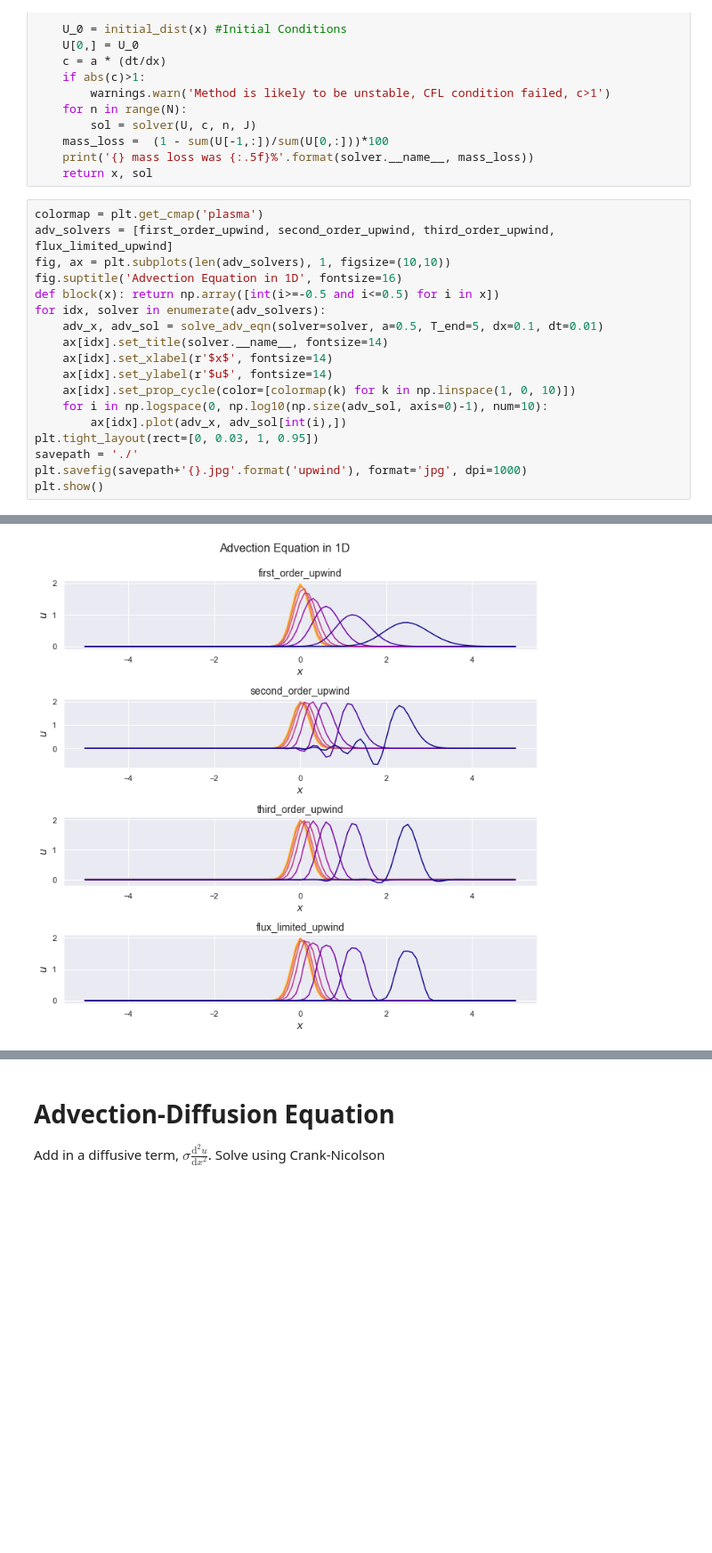
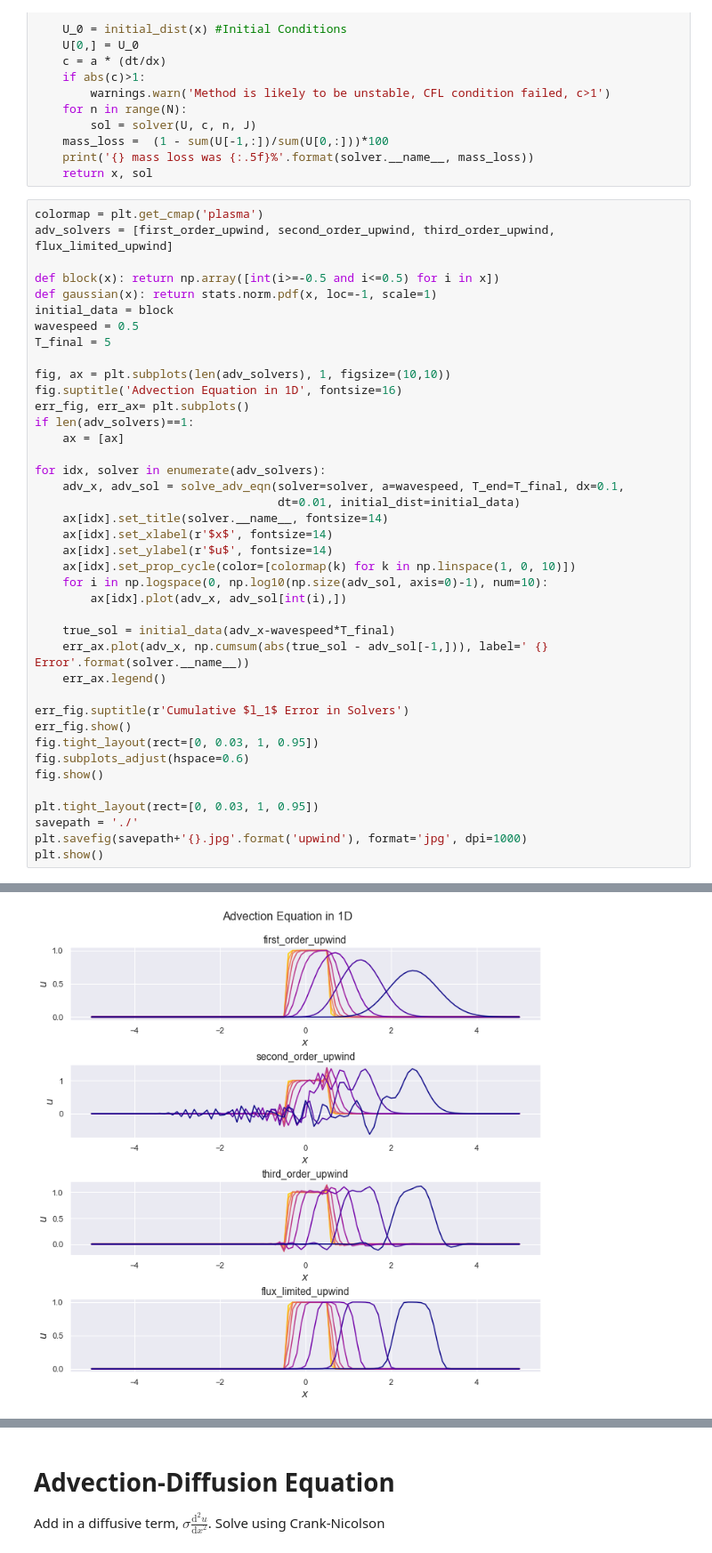
Before and after one commit to Tom271/InteractingParticleSystems, a Jupyter notebook: AdvectionConstCoeff.ipynb, the cells around one changed output, grey strips where cells are left out. Shown at 89% size. Cells and saved outputs as stored; diff of their text form; blank space fills up the shorter version.

Commit message:
L1 Error Plot
Separate simple advection from any model code

```diff
--- a/AdvectionConstCoeff.ipynb
+++ b/AdvectionConstCoeff.ipynb
@@ -115,17 +115,39 @@ def solve_adv_eqn(solver=first_order_upwind, a=1, dt=0.001, dx=0.1, T_end=5, L=5
 # %%
 colormap = plt.get_cmap('plasma')
 adv_solvers = [first_order_upwind, second_order_upwind, third_order_upwind, flux_limited_upwind]
+
+def block(x): return np.array([int(i>=-0.5 and i<=0.5) for i in x])
+def gaussian(x): return stats.norm.pdf(x, loc=-1, scale=1)
+initial_data = block
+wavespeed = 0.5
+T_final = 5
+
 fig, ax = plt.subplots(len(adv_solvers), 1, figsize=(10,10))
 fig.suptitle('Advection Equation in 1D', fontsize=16)
-def block(x): return np.array([int(i>=-0.5 and i<=0.5) for i in x])
+err_fig, err_ax= plt.subplots()
+if len(adv_solvers)==1:
+    ax = [ax]
+
 for idx, solver in enumerate(adv_solvers):
-    adv_x, adv_sol = solve_adv_eqn(solver=solver, a=0.5, T_end=5, dx=0.1, dt=0.01)
+    adv_x, adv_sol = solve_adv_eqn(solver=solver, a=wavespeed, T_end=T_final, dx=0.1,
+                                   dt=0.01, initial_dist=initial_data)
     ax[idx].set_title(solver.__name__, fontsize=14)
     ax[idx].set_xlabel(r'$x$', fontsize=14)
     ax[idx].set_ylabel(r'$u$', fontsize=14)
     ax[idx].set_prop_cycle(color=[colormap(k) for k in np.linspace(1, 0, 10)])
     for i in np.logspace(0, np.log10(np.size(adv_sol, axis=0)-1), num=10):
         ax[idx].plot(adv_x, adv_sol[int(i),])
+
+    true_sol = initial_data(adv_x-wavespeed*T_final)
+    err_ax.plot(adv_x, np.cumsum(abs(true_sol - adv_sol[-1,])), label=' {} Error'.format(solver.__name__))
+    err_ax.legend()
+
+err_fig.suptitle(r'Cumulative $l_1$ Error in Solvers')
+err_fig.show()
+fig.tight_layout(rect=[0, 0.03, 1, 0.95])
+fig.subplots_adjust(hspace=0.6)
+fig.show()
+
 plt.tight_layout(rect=[0, 0.03, 1, 0.95])
 savepath = './'
 plt.savefig(savepath+'{}.jpg'.format('upwind'), format='jpg', dpi=1000)
@@ -136,3 +158,3 @@ second_order_upwind mass loss was -0.00000%
 third_order_upwind mass loss was 0.00000%
 flux_limited_upwind mass loss was 0.00000%
-[figure, old version]
+[figure, new version]
```
Also changed, not shown: parts of 1 cell of this notebook, 2 other files.
